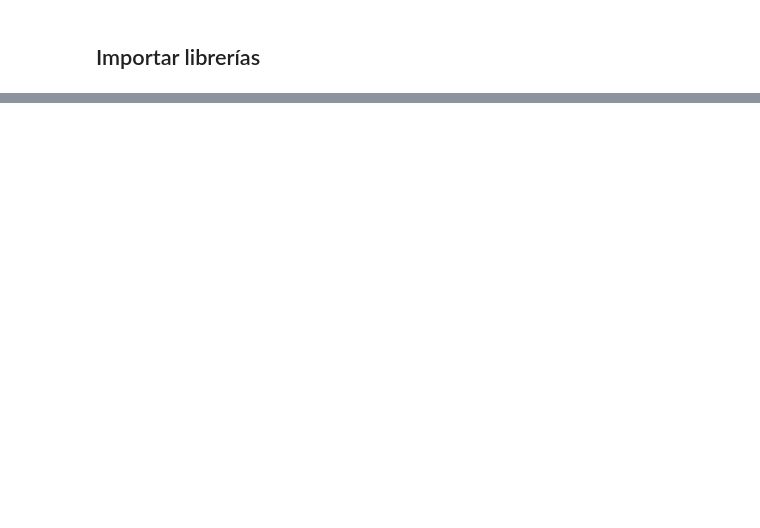
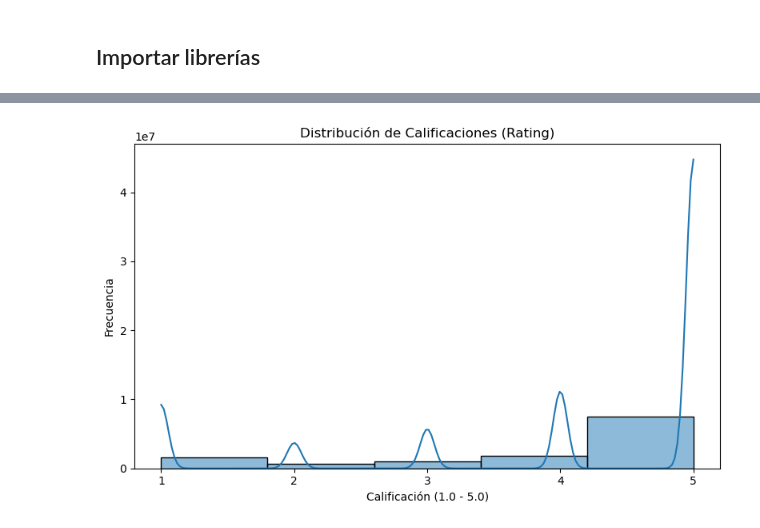
Before and after one commit to tfm-unir-bigdata/tfm_bigdata_unir, a Jupyter notebook: Analytics/EDA_Reviews.ipynb, the cells around one changed output, grey strips where cells are left out. Drawn from its saved outputs; the diff is of its cells as text; code cells hidden in the pictures; blank space fills up the shorter version.

Commit message:
EDA Reviews
Se crea EDA para las reseñas de los datasets seleccionados

```diff
--- a/Analytics/EDA_Reviews.ipynb
+++ b/Analytics/EDA_Reviews.ipynb
@@ -71,0 +115,18 @@ NameError: name 'spark' is not defined
+# %%
+if all_dfs:
+    try:
+        # Concatenar todos los DataFrames en uno solo
+        df_final = pl.concat(all_dfs, how="vertical_relaxed") # Usar vertical_relaxed para uniones robustas
+
+        print("\nTodos los archivos han sido combinados exitosamente en un único DataFrame.")
+        print("Las primeras 5 filas del DataFrame combinado:")
+        print(df_final.head())
+        print(f"\nDimensiones finales del DataFrame: {df_final.shape}")
+        print(f"Conteo de registros por origen:\n{df_final['origin'].value_counts()}")
+        print("\nTipos de datos finales del DataFrame combinado:")
+        print(df_final.schema) # Muestra el esquema final
+
+    except Exception as e:
+        print(f"Ocurrió un error al concatenar los DataFrames: {e}")
+else:
+    print("\nNo se pudieron leer archivos para combinar.")
@@ -71,0 +319,64 @@ NameError: name 'spark' is not defined
+# %%
+if 'df_final' in locals() and df_final is not None and df_final.shape[0] > 0:
+    print("\n--- EDA: Análisis de Columnas Numéricas ---")
+
+    # --- Análisis de la columna 'rating' ---
+    print("\nEstadísticas descriptivas para 'rating':")
+    print(df_final.select(pl.col("rating")).describe())
+
+    # Histograma para 'rating'
+    plt.figure(figsize=(8, 5))
+    seaborn.histplot(df_final.select("rating").to_pandas(), x='rating', bins=5, kde=True)
+    plt.title('Distribución de Calificaciones (Rating)')
+    plt.xlabel('Calificación (1.0 - 5.0)')
+    plt.ylabel('Frecuencia')
+    plt.xticks([1.0, 2.0, 3.0, 4.0, 5.0]) # Asegurar que los ticks sean los valores de rating
+    plt.tight_layout()
+    plt.savefig('./Graphics/EDA_Reviews/rating_distribution_hist.png')
+    plt.show()
+
+    # Box plot para 'rating'
+    plt.figure(figsize=(8, 5))
+    seaborn.boxplot(y=df_final.select("rating").to_pandas()['rating'])
+    plt.title('Box Plot de Calificaciones (Rating)')
+    plt.ylabel('Calificación')
+    plt.tight_layout()
+    plt.savefig('./Graphics/EDA_Reviews/rating_boxplot.png')
+    plt.show()
+
+    # --- Análisis de la columna 'helpful_vote' ---
+    print("\nEstadísticas descriptivas para 'helpful_vote':")
+    print(df_final.select(pl.col("helpful_vote")).describe())
+
+    # Histograma para 'helpful_vote' (considerando que puede haber muchos ceros)
+    # Filtrar valores extremos si es necesario para una mejor visualización del histograma
+    # y considerar log scale si los valores son muy dispersos
+    plt.figure(figsize=(8, 5))
+    # Para evitar un histograma sesgado por muchos ceros, se puede considerar un rango o log scale
+    # o simplemente limitar el rango a valores no nulos y mayores que cero
+    helpful_votes_positive = df_final.select("helpful_vote").filter(pl.col("helpful_vote") > 0).to_pandas()
+    if not helpful_votes_positive.empty:
+        seaborn.histplot(helpful_votes_positive, x='helpful_vote', bins=30, kde=True)
+        plt.title('Distribución de Votos Útiles (Valores > 0)')
+        plt.xlabel('Número de Votos Útiles')
+        plt.ylabel('Frecuencia')
+        plt.yscale('log') # Usar escala logarítmica para manejar el sesgo
+        plt.tight_layout()
+        plt.savefig('./Graphics/EDA_Reviews/helpful_vote_distribution_hist.png')
+        plt.show()
+    else:
+        print("No hay votos útiles mayores que 0 para graficar el histograma.")
+
+
+    # Box plot para 'helpful_vote'
+    plt.figure(figsize=(8, 5))
+    seaborn.boxplot(y=df_final.select("helpful_vote").to_pandas()['helpful_vote'])
+    plt.title('Box Plot de Votos Útiles')
+    plt.xlabel('Votos Útiles')
+    plt.tight_layout()
+    plt.savefig('./Graphics/EDA_Reviews/helpful_vote_boxplot.png')
+    plt.show()
+
+else:
+    print("\nEl DataFrame 'df_final' no existe o está vacío. Asegúrate de que los datos se hayan cargado en una celda anterior.")
+# %% [output]
@@ -71,0 +402 @@ NameError: name 'spark' is not defined
+[figure, added]
```
Also changed, not shown: parts of 22 cells of this notebook, 13 other files.
